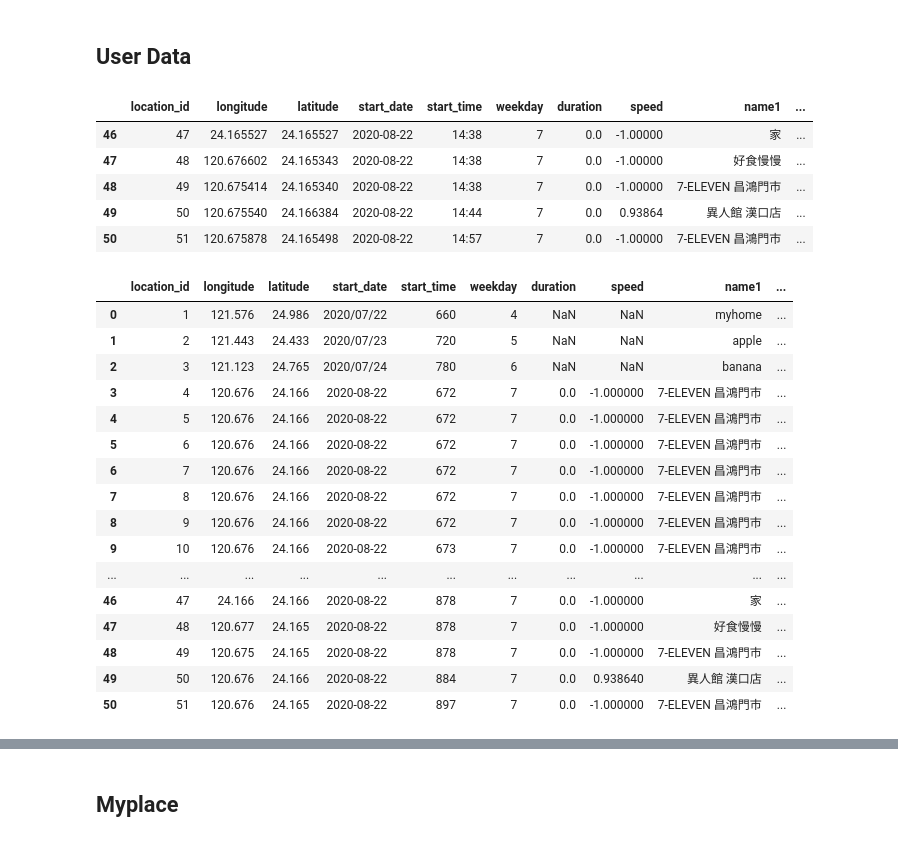
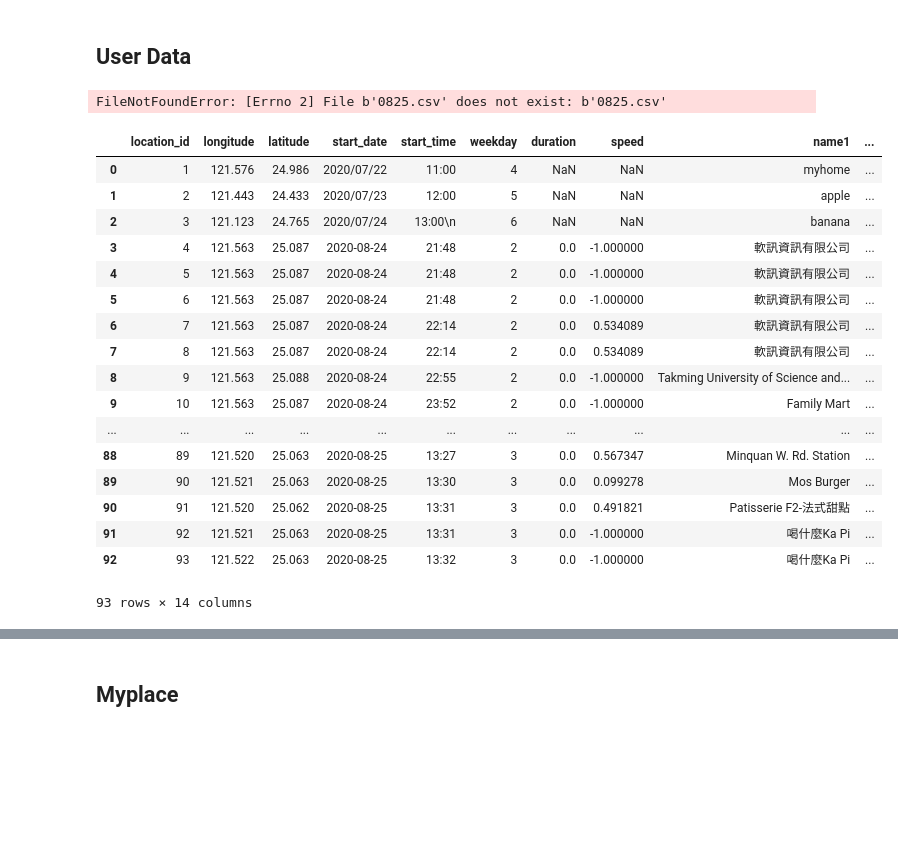
Before and after one commit to yuchieh0130/chchboss, a Jupyter notebook: CategoryPrediction_RandomForest.ipynb, the cells around one changed output, grey strips where cells are left out. Saved outputs shown, nothing was run; the diff lists cells and outputs as text; code cells hidden in the pictures; blank space fills up the shorter version.

```diff
--- a/CategoryPrediction_RandomForest.ipynb
+++ b/CategoryPrediction_RandomForest.ipynb
@@ -149,46 +150,42 @@ array([ 3,  3,  2, 17,  6,  1,  6, 17,  6, 17,  2,  3,  2, 17,  6,  1,  6,
 # %% [markdown]
 ## User Data
 # %%
-location = pd.read_csv("0822.csv")
+location = pd.read_csv("0825.csv")
 location.tail()
 # %% [output]
-|  | location_id | longitude | latitude | start_date | start_time | weekday | duration | speed | name1 | ... |
-| 46 | 47 | 24.165527 | 24.165527 | 2020-08-22 | 14:38 | 7 | 0.0 | -1.00000 | 家 | ... |
-| 47 | 48 | 120.676602 | 24.165343 | 2020-08-22 | 14:38 | 7 | 0.0 | -1.00000 | 好食慢慢 | ... |
-| 48 | 49 | 120.675414 | 24.165340 | 2020-08-22 | 14:38 | 7 | 0.0 | -1.00000 | 7-ELEVEN 昌鴻門市 | ... |
-| 49 | 50 | 120.675540 | 24.166384 | 2020-08-22 | 14:44 | 7 | 0.0 | 0.93864 | 異人館 漢口店 | ... |
-| 50 | 51 | 120.675878 | 24.165498 | 2020-08-22 | 14:57 | 7 | 0.0 | -1.00000 | 7-ELEVEN 昌鴻門市 | ... |
+FileNotFoundError: [Errno 2] File b'0825.csv' does not exist: b'0825.csv'
 # %%
 stopLoc = location.drop(['category2','category3','category4','category5'], 1)
 
 def string_to_mins(ts):
     a = int(ts.split(':')[0])
     b = int(ts.split(':')[1])
     c = a*60 + b
     return c
 
-stopLoc['start_time'] = pd.to_datetime(stopLoc['start_time'], format='%H:%M', errors='ignore').apply(string_to_mins)
+#stopLoc['start_time'] = pd.to_datetime(stopLoc['start_time'], format='%H:%M', errors='ignore').apply(string_to_mins)
 stopLoc['longitude'] = round(stopLoc['longitude'],3)
 stopLoc['latitude'] = round(stopLoc['latitude'],3)
 stopLoc
 # %% [output]
 |  | location_id | longitude | latitude | start_date | start_time | weekday | duration | speed | name1 | ... |
-| 0 | 1 | 121.576 | 24.986 | 2020/07/22 | 660 | 4 | NaN | NaN | myhome | ... |
-| 1 | 2 | 121.443 | 24.433 | 2020/07/23 | 720 | 5 | NaN | NaN | apple | ... |
-| 2 | 3 | 121.123 | 24.765 | 2020/07/24 | 780 | 6 | NaN | NaN | banana | ... |
-| 3 | 4 | 120.676 | 24.166 | 2020-08-22 | 672 | 7 | 0.0 | -1.000000 | 7-ELEVEN 昌鴻門市 | ... |
-| 4 | 5 | 120.676 | 24.166 | 2020-08-22 | 672 | 7 | 0.0 | -1.000000 | 7-ELEVEN 昌鴻門市 | ... |
-| 5 | 6 | 120.676 | 24.166 | 2020-08-22 | 672 | 7 | 0.0 | -1.000000 | 7-ELEVEN 昌鴻門市 | ... |
-| 6 | 7 | 120.676 | 24.166 | 2020-08-22 | 672 | 7 | 0.0 | -1.000000 | 7-ELEVEN 昌鴻門市 | ... |
-| 7 | 8 | 120.676 | 24.166 | 2020-08-22 | 672 | 7 | 0.0 | -1.000000 | 7-ELEVEN 昌鴻門市 | ... |
-| 8 | 9 | 120.676 | 24.166 | 2020-08-22 | 672 | 7 | 0.0 | -1.000000 | 7-ELEVEN 昌鴻門市 | ... |
-| 9 | 10 | 120.676 | 24.166 | 2020-08-22 | 673 | 7 | 0.0 | -1.000000 | 7-ELEVEN 昌鴻門市 | ... |
+| 0 | 1 | 121.576 | 24.986 | 2020/07/22 | 11:00 | 4 | NaN | NaN | myhome | ... |
+| 1 | 2 | 121.443 | 24.433 | 2020/07/23 | 12:00 | 5 | NaN | NaN | apple | ... |
+| 2 | 3 | 121.123 | 24.765 | 2020/07/24 | 13:00\n | 6 | NaN | NaN | banana | ... |
+| 3 | 4 | 121.563 | 25.087 | 2020-08-24 | 21:48 | 2 | 0.0 | -1.000000 | 軟訊資訊有限公司 | ... |
+| 4 | 5 | 121.563 | 25.087 | 2020-08-24 | 21:48 | 2 | 0.0 | -1.000000 | 軟訊資訊有限公司 | ... |
+| 5 | 6 | 121.563 | 25.087 | 2020-08-24 | 21:48 | 2 | 0.0 | -1.000000 | 軟訊資訊有限公司 | ... |
+| 6 | 7 | 121.563 | 25.087 | 2020-08-24 | 22:14 | 2 | 0.0 | 0.534089 | 軟訊資訊有限公司 | ... |
+| 7 | 8 | 121.563 | 25.087 | 2020-08-24 | 22:14 | 2 | 0.0 | 0.534089 | 軟訊資訊有限公司 | ... |
+| 8 | 9 | 121.563 | 25.088 | 2020-08-24 | 22:55 | 2 | 0.0 | -1.000000 | Takming University of Science and... | ... |
+| 9 | 10 | 121.563 | 25.087 | 2020-08-24 | 23:52 | 2 | 0.0 | -1.000000 | Family Mart | ... |
 | ... | ... | ... | ... | ... | ... | ... | ... | ... | ... | ... |
-| 46 | 47 | 24.166 | 24.166 | 2020-08-22 | 878 | 7 | 0.0 | -1.000000 | 家 | ... |
-| 47 | 48 | 120.677 | 24.165 | 2020-08-22 | 878 | 7 | 0.0 | -1.000000 | 好食慢慢 | ... |
-| 48 | 49 | 120.675 | 24.165 | 2020-08-22 | 878 | 7 | 0.0 | -1.000000 | 7-ELEVEN 昌鴻門市 | ... |
-| 49 | 50 | 120.676 | 24.166 | 2020-08-22 | 884 | 7 | 0.0 | 0.938640 | 異人館 漢口店 | ... |
-| 50 | 51 | 120.676 | 24.165 | 2020-08-22 | 897 | 7 | 0.0 | -1.000000 | 7-ELEVEN 昌鴻門市 | ... |
+| 88 | 89 | 121.520 | 25.063 | 2020-08-25 | 13:27 | 3 | 0.0 | 0.567347 | Minquan W. Rd. Station | ... |
+| 89 | 90 | 121.521 | 25.063 | 2020-08-25 | 13:30 | 3 | 0.0 | 0.099278 | Mos Burger | ... |
+| 90 | 91 | 121.520 | 25.062 | 2020-08-25 | 13:31 | 3 | 0.0 | 0.491821 | Patisserie F2-法式甜點 | ... |
+| 91 | 92 | 121.521 | 25.063 | 2020-08-25 | 13:31 | 3 | 0.0 | -1.000000 | 喝什麼Ka Pi | ... |
+| 92 | 93 | 121.522 | 25.063 | 2020-08-25 | 13:32 | 3 | 0.0 | -1.000000 | 喝什麼Ka Pi | ... |
+93 rows × 14 columns
 # %%
 #delete trivial data
 dropList = []
```
Also changed, not shown: parts of 7 cells of this notebook.
